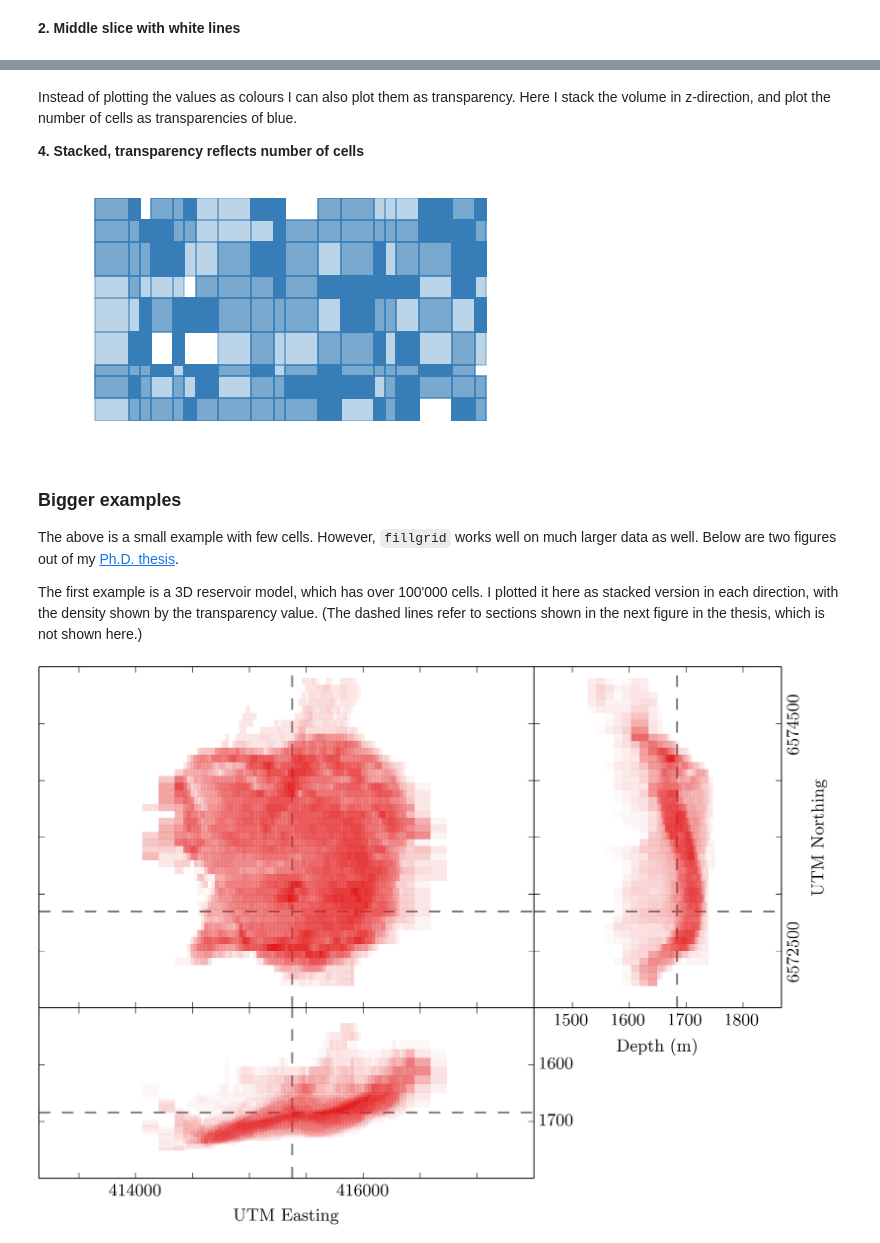
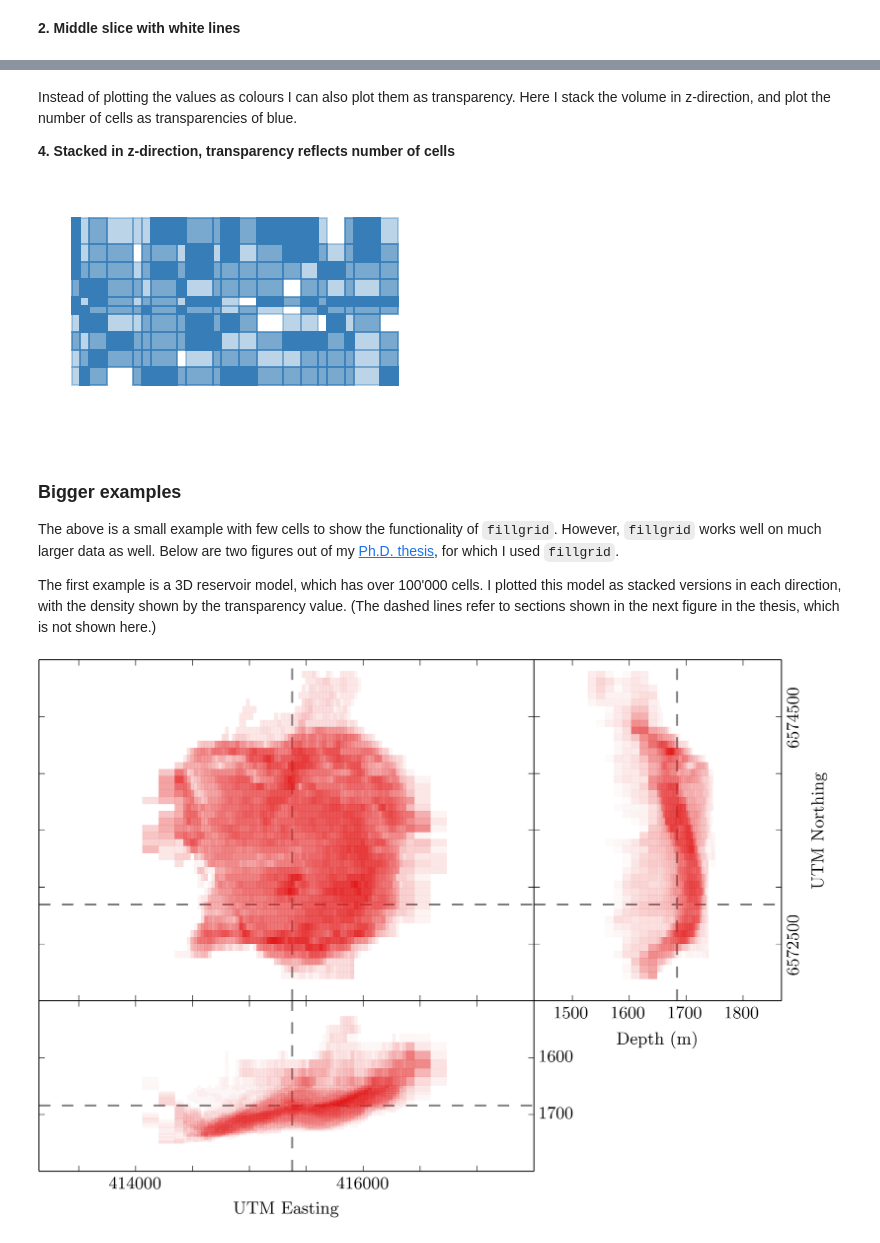
Before and after one commit to prisae/blog-notebooks, a Jupyter notebook: Fillgrid.ipynb, the cells around one changed output, grey strips where cells are left out. Drawn from its saved outputs; the diff is of its cells as text; code cells hidden in the pictures.

Commit message:
Finished Fillgrid post

```diff
--- a/Fillgrid.ipynb
+++ b/Fillgrid.ipynb
@@ -92,24 +86,25 @@ I show the use of `fillgrid` here with a small example. First we create some ran
 # %%
 # Create random coordinates
-# X-direction 20, Y-direction 10, Z-direction 3
+# X-direction 21, Y-direction 11, Z-direction 4
 # X/Y-direction random spacing {1, 2, or 3}
-x = np.cumsum(np.r_[0, np.random.randint(1,4,19)])
-y = np.cumsum(np.r_[0, np.random.randint(1,4,9)])
-z = np.arange(3)
+x = np.cumsum(np.r_[0, np.random.randint(1, 4, 20)])
+y = np.cumsum(np.r_[0, np.random.randint(1, 4, 10)])
+z = np.arange(4)
 
-# Create random values for the coordinates
-# Values are between 0 and then, 1/3 are NaN's
+# Create random values for cubes define by above coordinates
+# Values are between 0 and 10, 1/3 are NaN's
 maxval = 10
-val = np.random.rand(len(x), len(y), len(z))*(maxval+5)-5
+val = np.random.rand(len(x)-1, len(y)-1, len(z)-1)*maxval*1.5-maxval/2.
 val[val<=0] = np.NaN
 
-# Small figure-fct that we'll use later
+# Small figure-fct to create the example plots
 def create_figure():
-    fig = plt.figure(figsize=(8, 4))
+    fig = plt.figure()
     ax = plt.gca()
     ax.set_axis_off()
     ax.axis('equal')
     ax.set_xlim([-.5, max(x)+.5])
+    ax.set_ylim([-.5, max(y)+.5])
     return fig, ax
 
 # Plot the `colorbar`, so we can associate colours with values
@@ -145,27 +142,27 @@ rct = fillgrid(x, y, val[:,:,2]/maxval, 'colour', cmap=mpl.cm.PuOr, lc='none')
 # %% [markdown]
 Instead of plotting the values as colours I can also plot them as transparency. Here I stack the volume in z-direction, and plot the number of cells as transparencies of blue.
 
-**4. Stacked, transparency reflects number of cells**
+**4. Stacked in z-direction, transparency reflects number of cells**
 # %%
 fig4, ax4 = create_figure()
 
-# Calculate the accumulated cell-density (Normalised stack)
-# A. Create a copy val
+# Calculate the accumulated cell-density (normalised stack)
+# A. Create a copy of val of ones
 alphaval = np.ones(np.shape(val))
 # B. 1 where val>0 , else 0
 alphaval[np.isnan(val)] = 0
 # C. Sum and normalize
-alphaval = alphaval.sum(axis=2)/len(z)
+alphaval = alphaval.sum(axis=2)/(len(z)-1)
 
 # Plot the result
 rct = fillgrid(x, y, alphaval, style='alpha', unicol=clr[0], lc=clr[0], lw=2)
 # %% [output]
-[figure, old version]
+[figure, new version]
 # %% [markdown]
 ### Bigger examples
 
-The above is a small example with few cells. However, `fillgrid` works well on much larger data as well. Below are two figures out
-of my [Ph.D. thesis](http://thesis.werthmuller.org).
+The above is a small example with few cells to show the functionality of `fillgrid`. However, `fillgrid` works well on much larger data as well. Below are two figures out
+of my [Ph.D. thesis](http://thesis.werthmuller.org), for which I used `fillgrid`.
 
-The first example is a 3D reservoir model, which has over 100'000 cells. I plotted it here as stacked version in each direction, with the density shown by the transparency value. (The dashed lines refer to sections shown in the next figure in the thesis, which is not shown here.)
+The first example is a 3D reservoir model, which has over 100'000 cells. I plotted this model as stacked versions in each direction, with the density shown by the transparency value. (The dashed lines refer to sections shown in the next figure in the thesis, which is not shown here.)
 # %%
```
Also changed, not shown: parts of 11 cells of this notebook, 2 other files.
